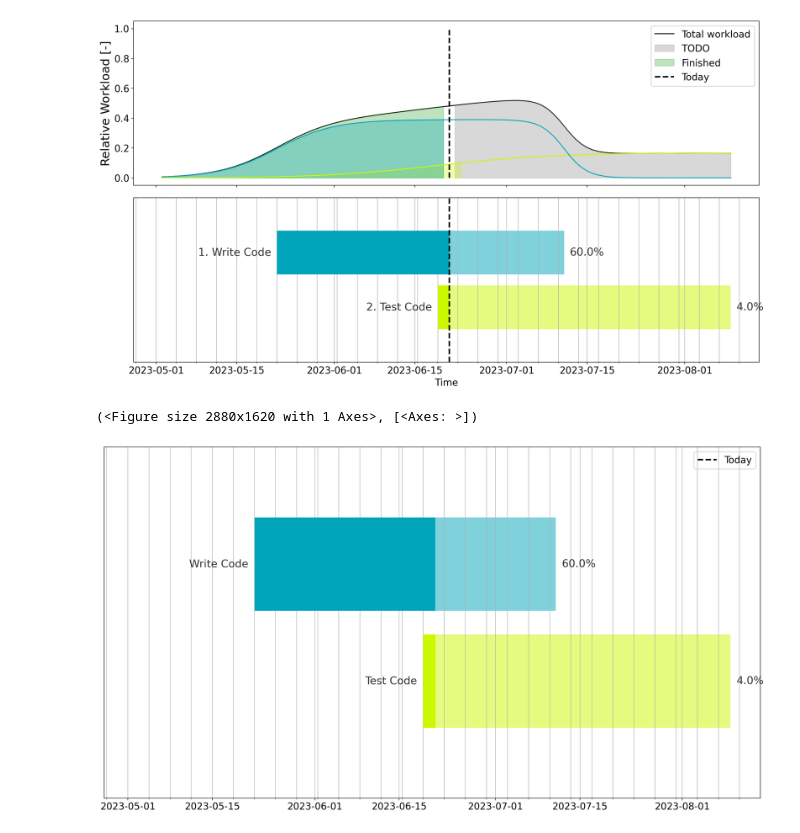
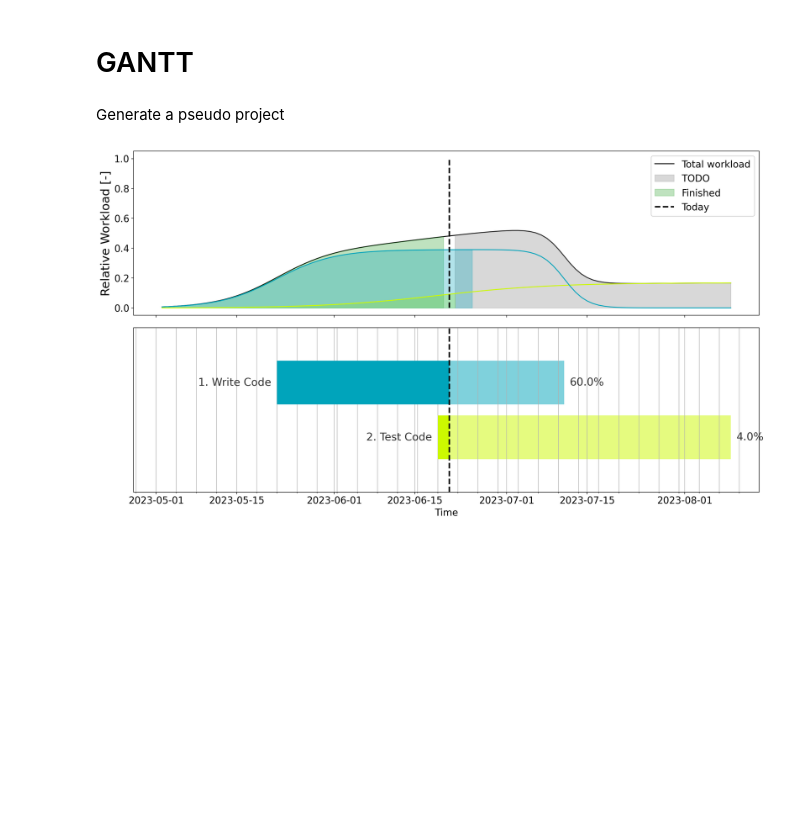
Before and after one commit to TheRedElement/astroLuSt, a Jupyter notebook: demos/gantt_demo.ipynb, the cells around one changed output. Drawn from its saved outputs; the diff is of its cells as text; code cells hidden in the pictures; blank space fills up the shorter version.

```diff
--- a/demos/gantt_demo.ipynb
+++ b/demos/gantt_demo.ipynb
@@ -21,3 +14,7 @@ import importlib
 
 #style for plotting
 plt.style.use('astroLuSt.styles.LuSt_style')
+# %% [markdown]
+# GANTT
+# %% [markdown]
+Generate a pseudo project
@@ -24,38 +37,19 @@ plt.style.use('astroLuSt.styles.LuSt_style')
 # %%
-importlib.reload(gantt)
-
-
-times = np.arange(date.today()-timedelta(days=50), date.today()+timedelta(days=50), timedelta(days=1)).astype(datetime)
-today = date.today()
-today = datetime(today.year, today.month, today.day)
-
-t1 = "Write Code"
-t1_start        = 20
-t1_end          = 70
-t1_start_slope  = .2
-t1_end_slope    = .5
-
-t2 = "Test Code"
-t2_start        = 48
-t2_end          = 120
-t2_start_slope  = .1
-t2_end_slope    = .9
-
+importlib.reload(alpg)
 
 #initialize project
-project = gantt.GANTT(times)
+project = alpg.GANTT(times)
+# print(project)
 
 #add tasks
-task1  = project.task(t1_start, t1_end, t1_start_slope, t1_end_slope, taskname=t1, weight=.7, percent_complete=0.6,  whole_area=True, testplot=False)
+task1  = project.task(t1_start, t1_end, t1_start_slope, t1_end_slope, taskname=t1, weight=.7, percent_complete=0.6,  whole_area=True,  testplot=False)
 task2  = project.task(t2_start, t2_end, t2_start_slope, t2_end_slope, taskname=t2, weight=.3, percent_complete=0.04, whole_area=False, testplot=False)
 
 #get summary
 plt.rcParams['figure.figsize'] = (16,9)
 newtasks, fig, axs = project.plot_result(
     today=today,
     enumerate_tasks=True, show_totalwork=True, show_completion=True)
 plt.show()
 # %% [output]
-[figure, old version]
+[figure, new version]
-(<Figure size 2880x1620 with 1 Axes>, [<Axes: >])
-[figure, removed]
```
Also changed, not shown: parts of 3 cells of this notebook, 1 other file.
